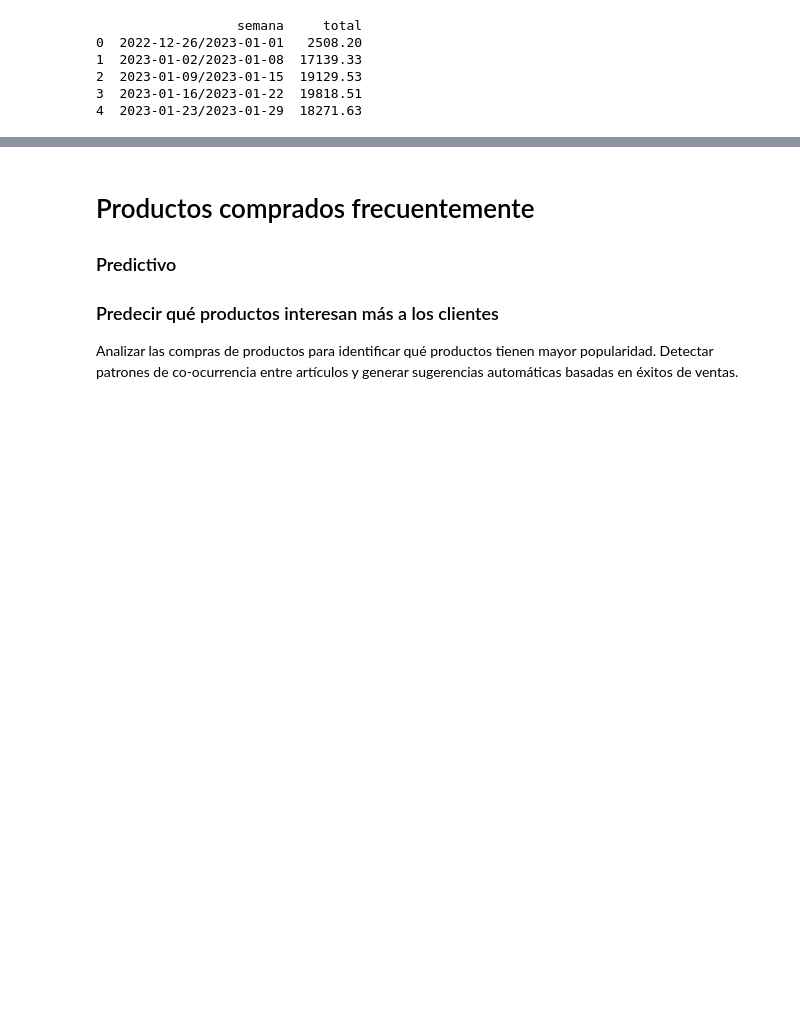
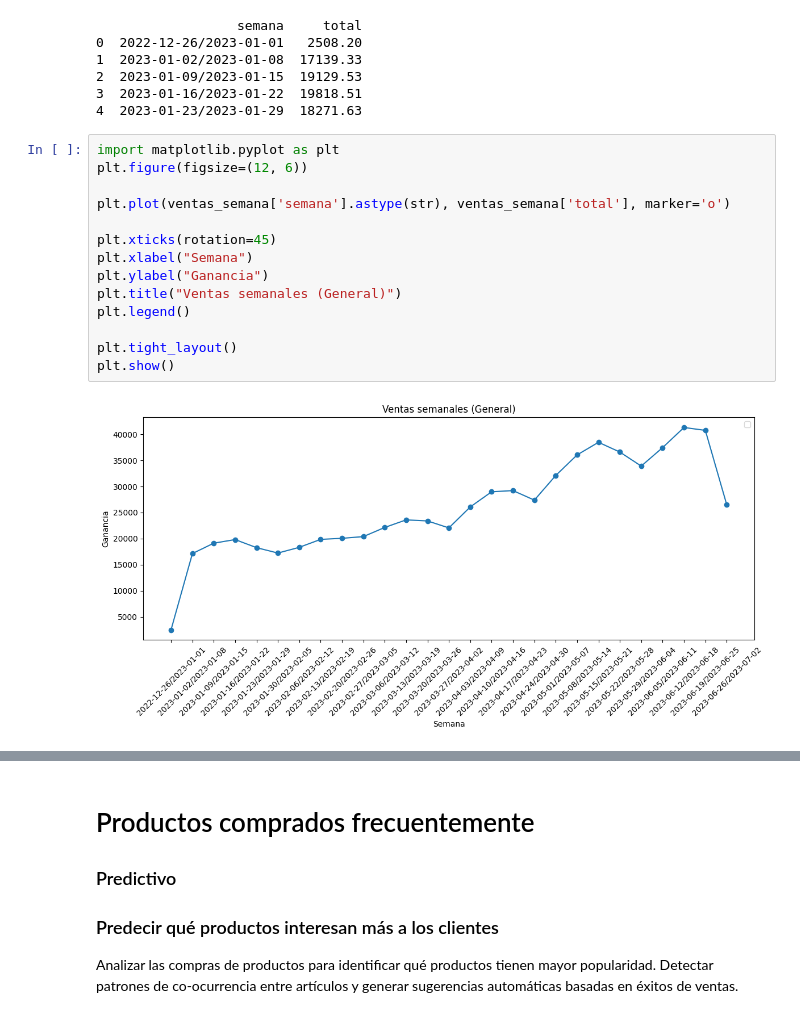
Before and after one commit to cinna-vk/Analisis-en-ventas-de-una-cafeteria, a Jupyter notebook: mineria_PIA.ipynb, the cells around one changed output, grey strips where cells are left out. Saved outputs shown, nothing was run; the diff lists cells and outputs as text; blank space fills up the shorter version.

```diff
--- a/mineria_PIA.ipynb
+++ b/mineria_PIA.ipynb
@@ -285,3 +286,19 @@ print(ventas_semana.head())
 2  2023-01-09/2023-01-15  19129.53
 3  2023-01-16/2023-01-22  19818.51
 4  2023-01-23/2023-01-29  18271.63
+# %%
+import matplotlib.pyplot as plt
+plt.figure(figsize=(12, 6))
+
+plt.plot(ventas_semana['semana'].astype(str), ventas_semana['total'], marker='o')
+
+plt.xticks(rotation=45)
+plt.xlabel("Semana")
+plt.ylabel("Ganancia")
+plt.title("Ventas semanales (General)")
+plt.legend()
+
+plt.tight_layout()
+plt.show()
+# %% [output]
+[figure, added]
```
Also changed, not shown: parts of 29 cells of this notebook.
